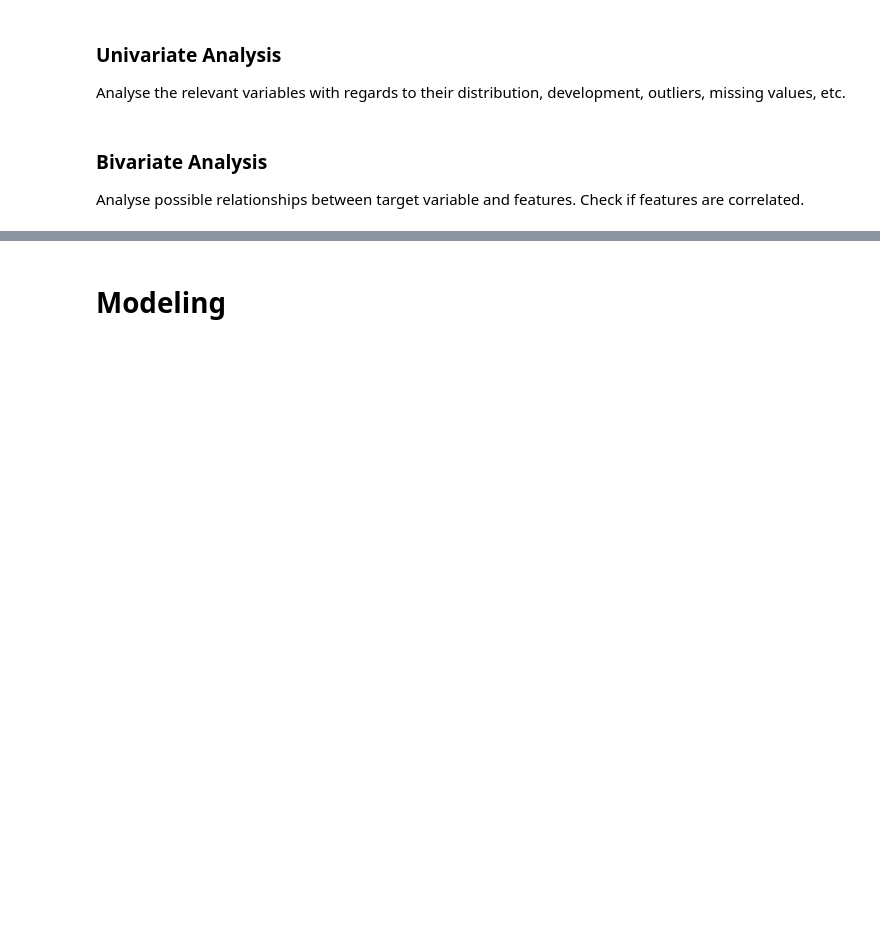
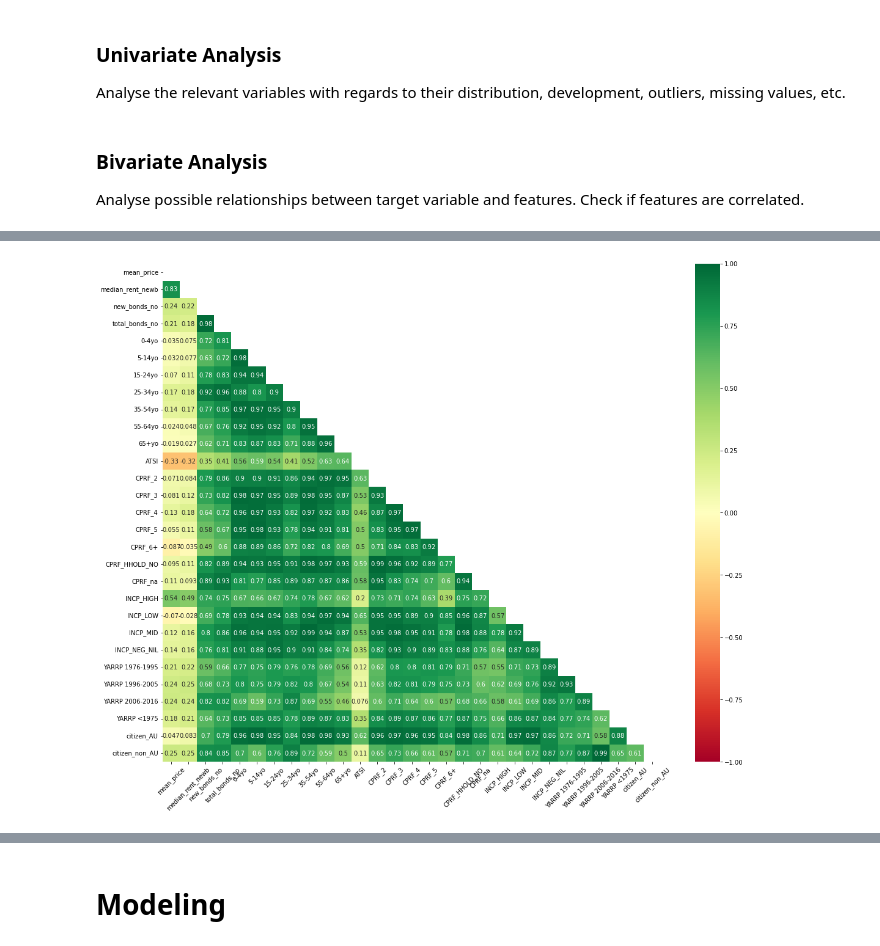
Before and after one commit to walthersy/NSW-house-price, a Jupyter notebook: Main Notebook.ipynb, the cells around one changed output, grey strips where cells are left out. Drawn from its saved outputs; the diff is of its cells as text; code cells hidden in the pictures; blank space fills up the shorter version.

Commit message:
plotted correlation matrix for postcode pivot and provided interpretation

```diff
--- a/Main Notebook.ipynb
+++ b/Main Notebook.ipynb
@@ -117,18 +82,0 @@ Index(['0-4yo', '10yBonds%', '15-24yo', '25-34yo', '2yBonds%', '35-54yo',
-# %%
-# show correlation
-plt.figure(figsize=(20, 15))
-
-postcode_corr = pivot_postcode.drop(['mean_price', 'median_rent_newb', 'new_bonds_no', 'total_bonds_no', '0-4yo', '5-14yo', '15-24yo', '25-34yo', '35-54yo', '55-64yo', '65+yo', 'ATSI', 'CPRF_2', 'CPRF_3', 'CPRF_4','CPRF_5', 'CPRF_6+', 'CPRF_HHOLD_NO', 'CPRF_na', 'INCP_HIGH', 'INCP_LOW', 'INCP_MID', 'INCP_NEG_NIL', 'YARRP 1976-1995', 'YARRP 1996-2005', 'YARRP 2006-2016', 'YARRP <1975', 'citizen_AU', 'citizen_non_AU'],
-                                    axis=1)
-
-matrix = np.triu(postcode_corr.corr())
-
-sns.heatmap(postcode_corr.corr(),
-            annot=True, # put coefficients in
-            fmt='.2g', # set number of decimals
-            vmin=-1, vmax=1, center=0, # rescale colorbar
-            cmap='RdYlGn', # set color palette
-            square=True, # set squares
-            mask=matrix) # display only lower triangular matrix
-plt.yticks(rotation=360)
-plt.xticks(rotation=45);
@@ -169,0 +134,19 @@ Interesting features to analyse over time together with price:
+# %%
+# show correlation
+plt.figure(figsize=(20, 15))
+
+postcode_corr = pivot_postcode[['mean_price', 'median_rent_newb', 'new_bonds_no', 'total_bonds_no', '0-4yo', '5-14yo', '15-24yo', '25-34yo', '35-54yo', '55-64yo', '65+yo', 'ATSI', 'CPRF_2', 'CPRF_3', 'CPRF_4','CPRF_5', 'CPRF_6+', 'CPRF_HHOLD_NO', 'CPRF_na', 'INCP_HIGH', 'INCP_LOW', 'INCP_MID', 'INCP_NEG_NIL', 'YARRP 1976-1995', 'YARRP 1996-2005', 'YARRP 2006-2016', 'YARRP <1975', 'citizen_AU', 'citizen_non_AU']]
+
+matrix = np.triu(postcode_corr.corr())
+
+sns.heatmap(postcode_corr.corr(),
+            annot=True, # put coefficients in
+            fmt='.2g', # set number of decimals
+            vmin=-1, vmax=1, center=0, # rescale colorbar
+            cmap='RdYlGn', # set color palette
+            square=True, # set squares
+            mask=matrix) # display only lower triangular matrix
+plt.yticks(rotation=360)
+plt.xticks(rotation=45);
+# %% [output]
+[figure, added]
```
Also changed, not shown: parts of 17 cells of this notebook.
